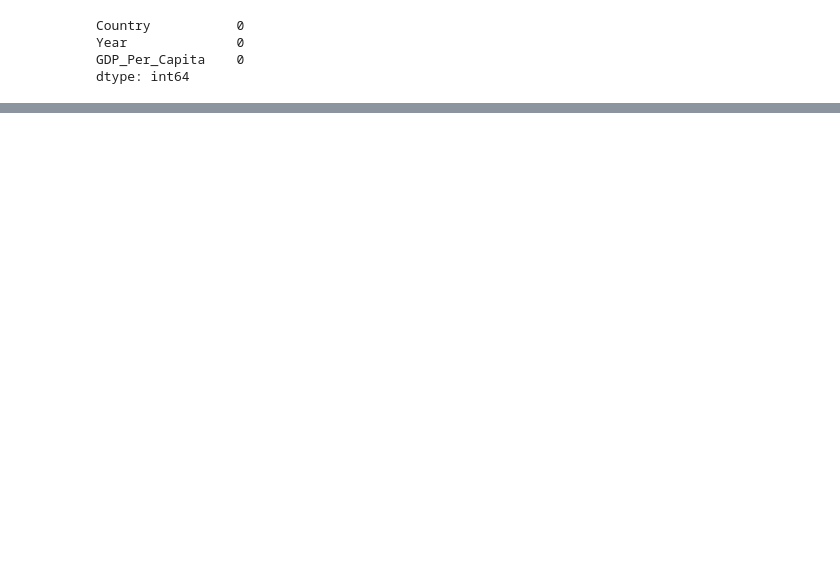
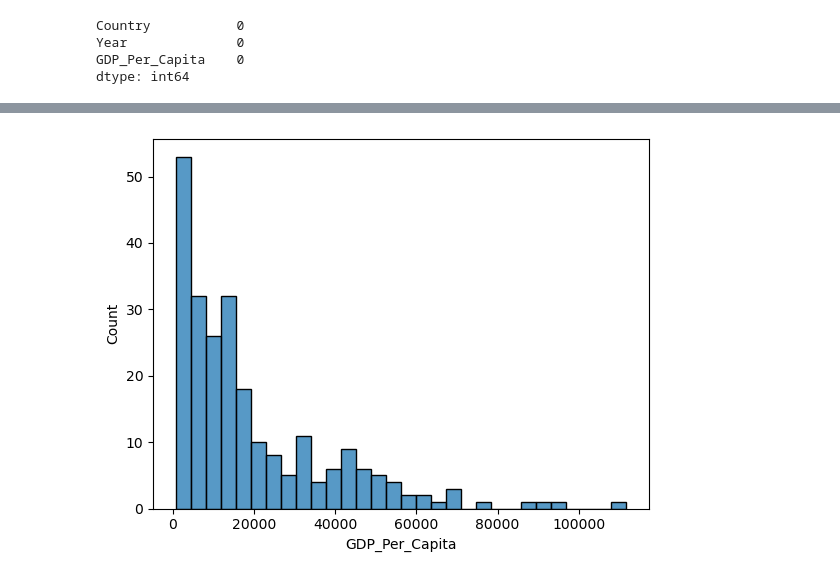
Before and after one commit to NSS-Data-Analytics-Cohort-12/un-python-ryanhartman247, a Jupyter notebook: notebooks/un_data_notebook.ipynb, the cells around one changed output, grey strips where cells are left out. Cells and saved outputs as stored; diff of their text form; code cells hidden in the pictures; blank space fills up the shorter version.

```diff
--- a/notebooks/un_data_notebook.ipynb
+++ b/notebooks/un_data_notebook.ipynb
@@ -85,0 +270,10 @@ dtype: int64
+# %%
+gdp_df_2020 = gdp_df[gdp_df.Year==2020]
+#print(gdp_df_2020.head(15))
+
+#df = sns.load_dataset(gdp_df)  # I guess this line isn't necessary??
+sns.histplot(data=gdp_df_2020, x='GDP_Per_Capita', bins=30)
+#plt.xticks(rotation=90)
+plt.show()
+# %% [output]
+[figure, added]
```
Also changed, not shown: parts of 24 cells of this notebook.
